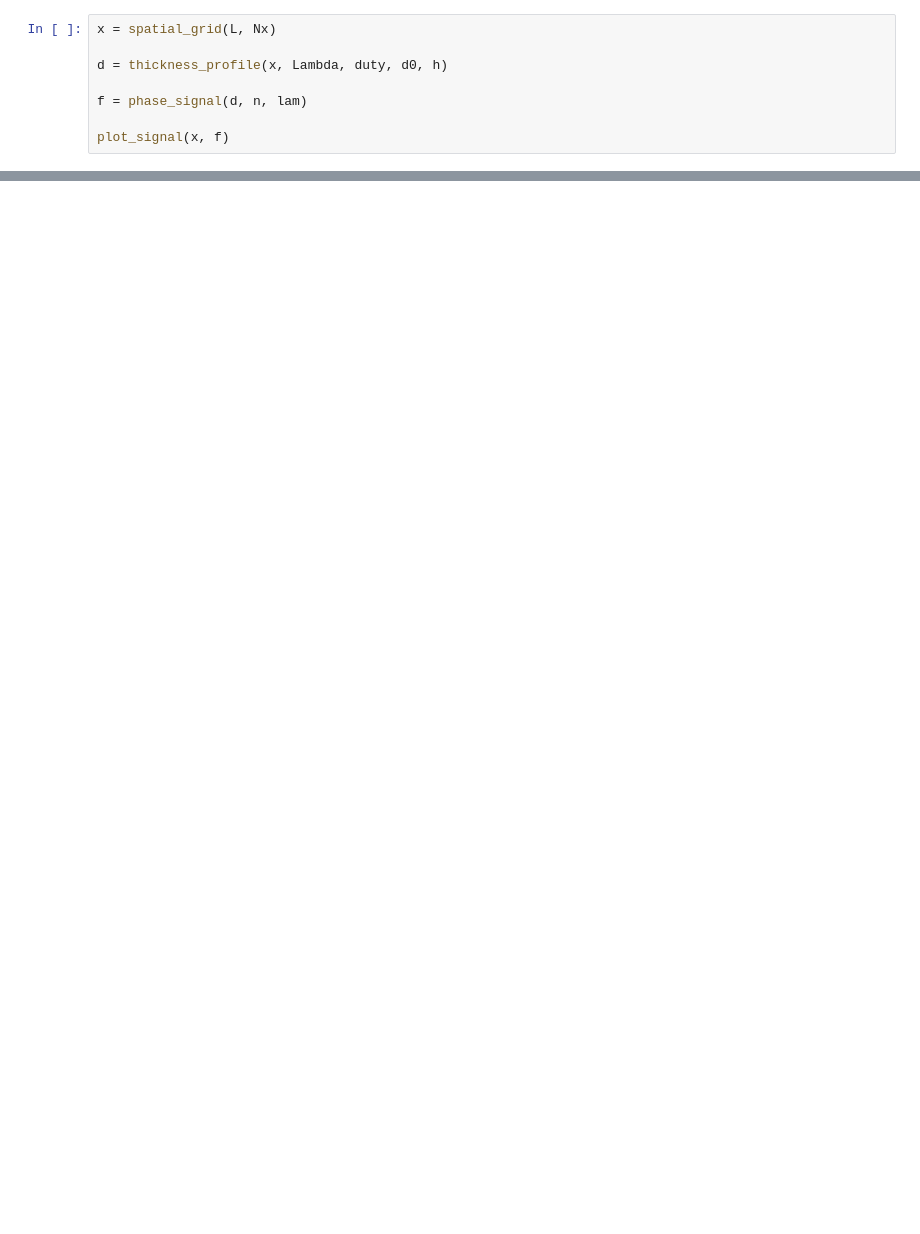
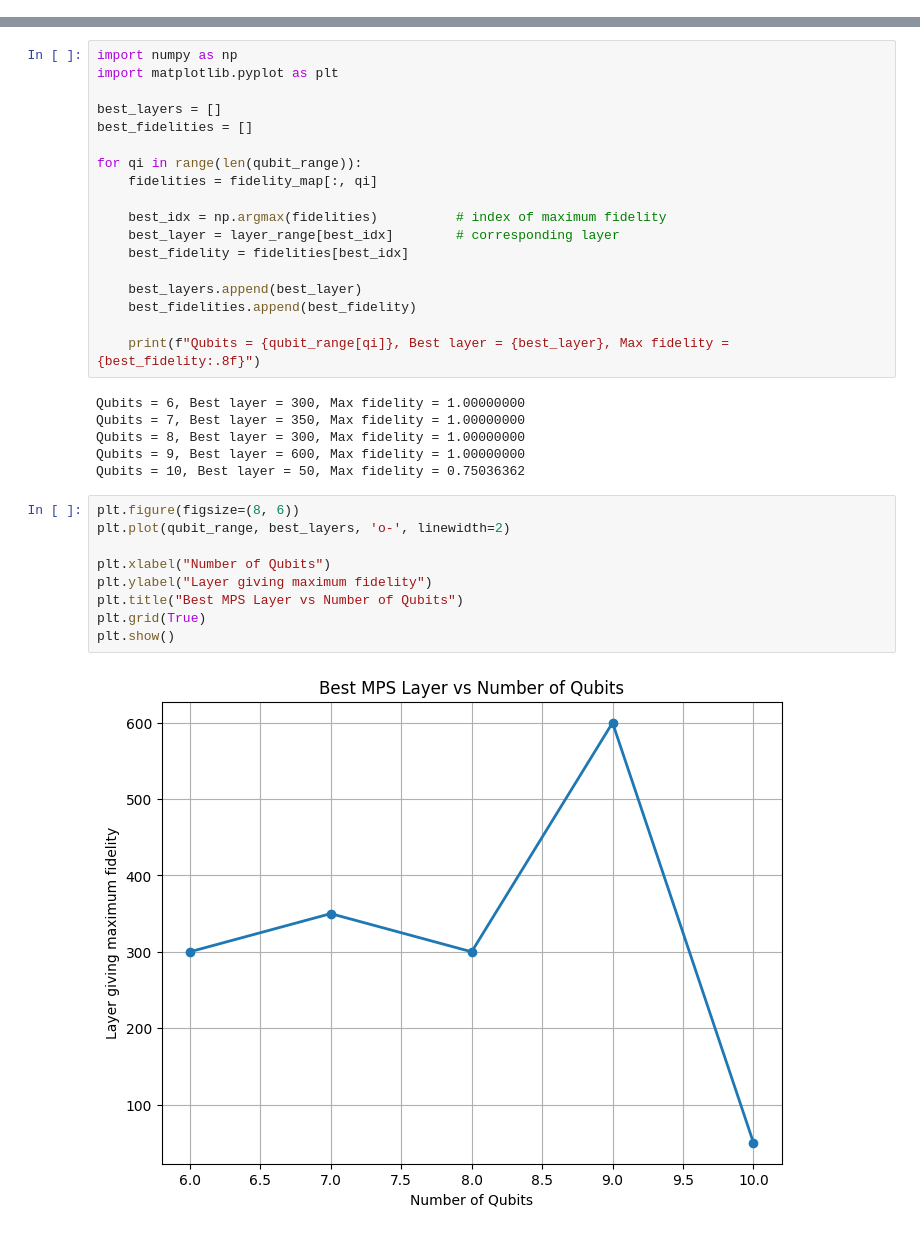
Before and after one commit to aizzen3/QCproject2, a Jupyter notebook: trial2.ipynb, the cells around one changed output, grey strips where cells are left out. Cells and saved outputs as stored; diff of their text form; blank space fills up the shorter version.

```diff
--- a/trial2.ipynb
+++ b/trial2.ipynb
@@ -46,8 +81,0 @@ h = 200e-9
-# %%
-x = spatial_grid(L, Nx)
-
-d = thickness_profile(x, Lambda, duty, d0, h)
-
-f = phase_signal(d, n, lam)
-
-plot_signal(x, f)
@@ -367,0 +142,35 @@ Circuit depth = 350
+# %%
+import numpy as np
+import matplotlib.pyplot as plt
+
+best_layers = []
+best_fidelities = []
+
+for qi in range(len(qubit_range)):
+    fidelities = fidelity_map[:, qi]
+
+    best_idx = np.argmax(fidelities)          # index of maximum fidelity
+    best_layer = layer_range[best_idx]        # corresponding layer
+    best_fidelity = fidelities[best_idx]
+
+    best_layers.append(best_layer)
+    best_fidelities.append(best_fidelity)
+
+    print(f"Qubits = {qubit_range[qi]}, Best layer = {best_layer}, Max fidelity = {best_fidelity:.8f}")
+# %% [output]
+Qubits = 6, Best layer = 300, Max fidelity = 1.00000000
+Qubits = 7, Best layer = 350, Max fidelity = 1.00000000
+Qubits = 8, Best layer = 300, Max fidelity = 1.00000000
+Qubits = 9, Best layer = 600, Max fidelity = 1.00000000
+Qubits = 10, Best layer = 50, Max fidelity = 0.75036362
+# %%
+plt.figure(figsize=(8, 6))
+plt.plot(qubit_range, best_layers, 'o-', linewidth=2)
+
+plt.xlabel("Number of Qubits")
+plt.ylabel("Layer giving maximum fidelity")
+plt.title("Best MPS Layer vs Number of Qubits")
+plt.grid(True)
+plt.show()
+# %% [output]
+[figure, added]
```
Also changed, not shown: parts of 11 cells of this notebook, 5 other files.
